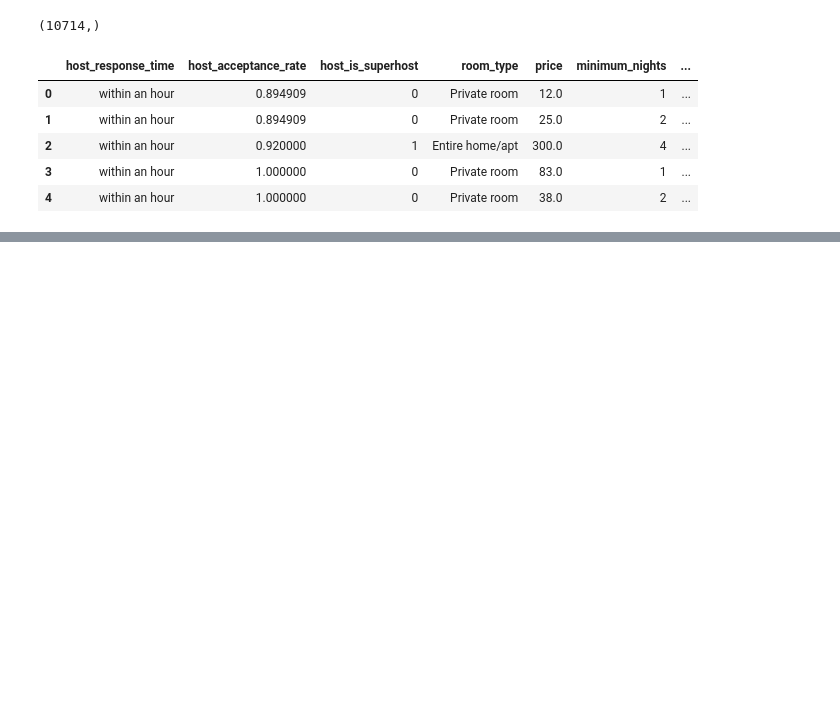
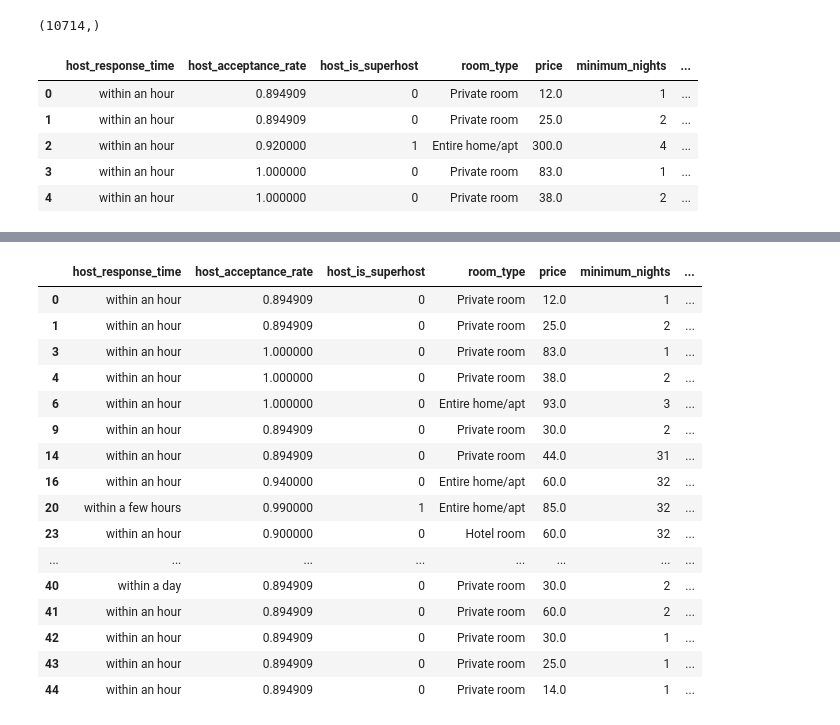
Before and after one commit to scheinmensch/Infringement_Detection_on_Airbnb, a Jupyter notebook: notebooks/Barcelona EDA.ipynb, the cells around one changed output, grey strips where cells are left out. Drawn from its saved outputs; the diff is of its cells as text; code cells hidden in the pictures; blank space fills up the shorter version.

```diff
--- a/notebooks/Barcelona EDA.ipynb
+++ b/notebooks/Barcelona EDA.ipynb
@@ -686,0 +734,22 @@ bcn_clustered.groupby('Segment').agg(
+# %%
+first = bcn_clustered.loc[bcn_clustered['Segment'] == 'First']
+# %%
+first.head(20)
+# %% [output]
+|  | host_response_time | host_acceptance_rate | host_is_superhost | room_type | price | minimum_nights | ... |
+| 0 | within an hour | 0.894909 | 0 | Private room | 12.0 | 1 | ... |
+| 1 | within an hour | 0.894909 | 0 | Private room | 25.0 | 2 | ... |
+| 3 | within an hour | 1.000000 | 0 | Private room | 83.0 | 1 | ... |
+| 4 | within an hour | 1.000000 | 0 | Private room | 38.0 | 2 | ... |
+| 6 | within an hour | 1.000000 | 0 | Entire home/apt | 93.0 | 3 | ... |
+| 9 | within an hour | 0.894909 | 0 | Private room | 30.0 | 2 | ... |
+| 14 | within an hour | 0.894909 | 0 | Private room | 44.0 | 31 | ... |
+| 16 | within an hour | 0.940000 | 0 | Entire home/apt | 60.0 | 32 | ... |
+| 20 | within a few hours | 0.990000 | 1 | Entire home/apt | 85.0 | 32 | ... |
+| 23 | within an hour | 0.900000 | 0 | Hotel room | 60.0 | 32 | ... |
+| ... | ... | ... | ... | ... | ... | ... | ... |
+| 40 | within a day | 0.894909 | 0 | Private room | 30.0 | 2 | ... |
+| 41 | within an hour | 0.894909 | 0 | Private room | 60.0 | 2 | ... |
+| 42 | within an hour | 0.894909 | 0 | Private room | 30.0 | 1 | ... |
+| 43 | within an hour | 0.894909 | 0 | Private room | 25.0 | 1 | ... |
+| 44 | within an hour | 0.894909 | 0 | Private room | 14.0 | 1 | ... |
```
Also changed, not shown: parts of 7 cells of this notebook.
